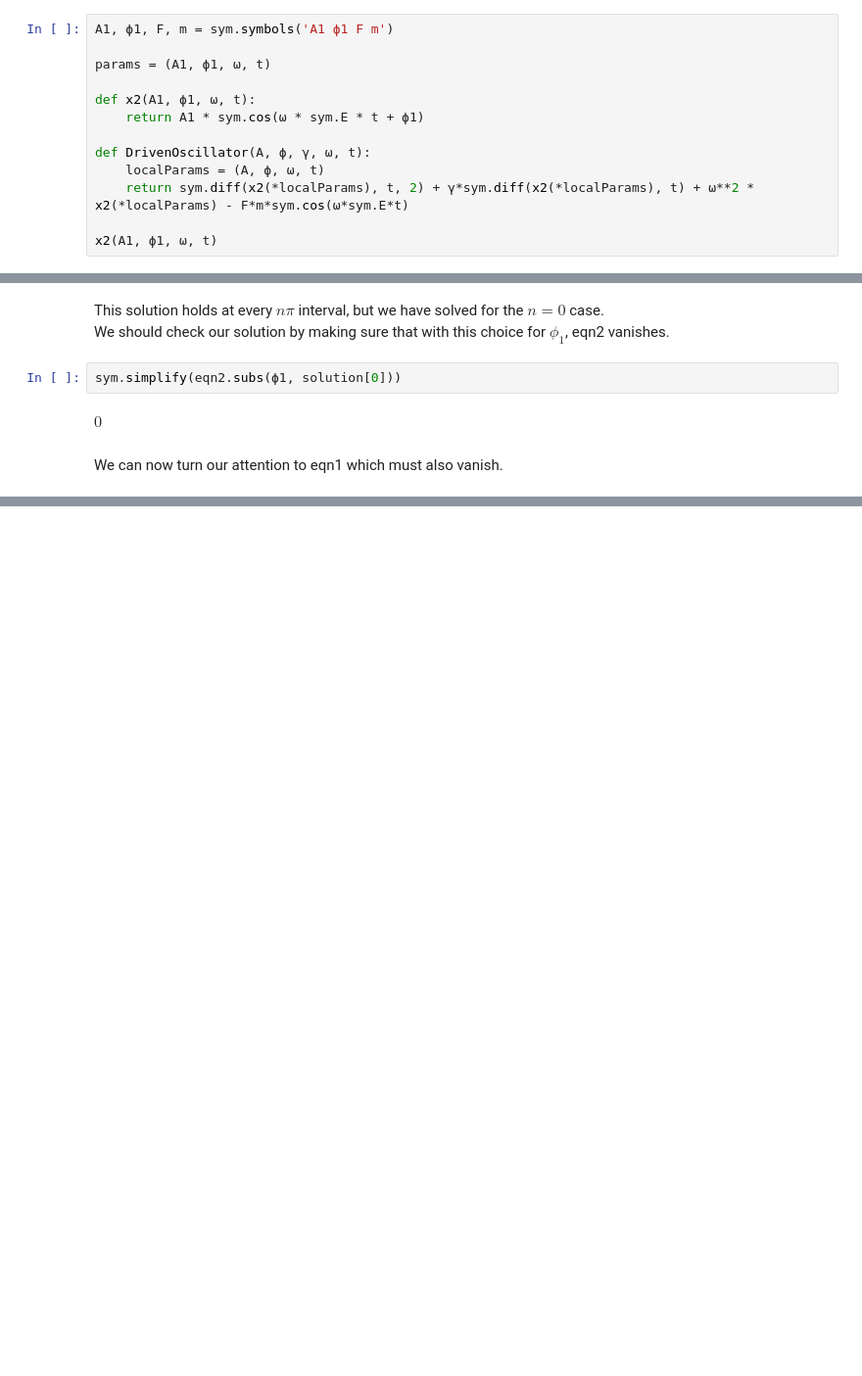
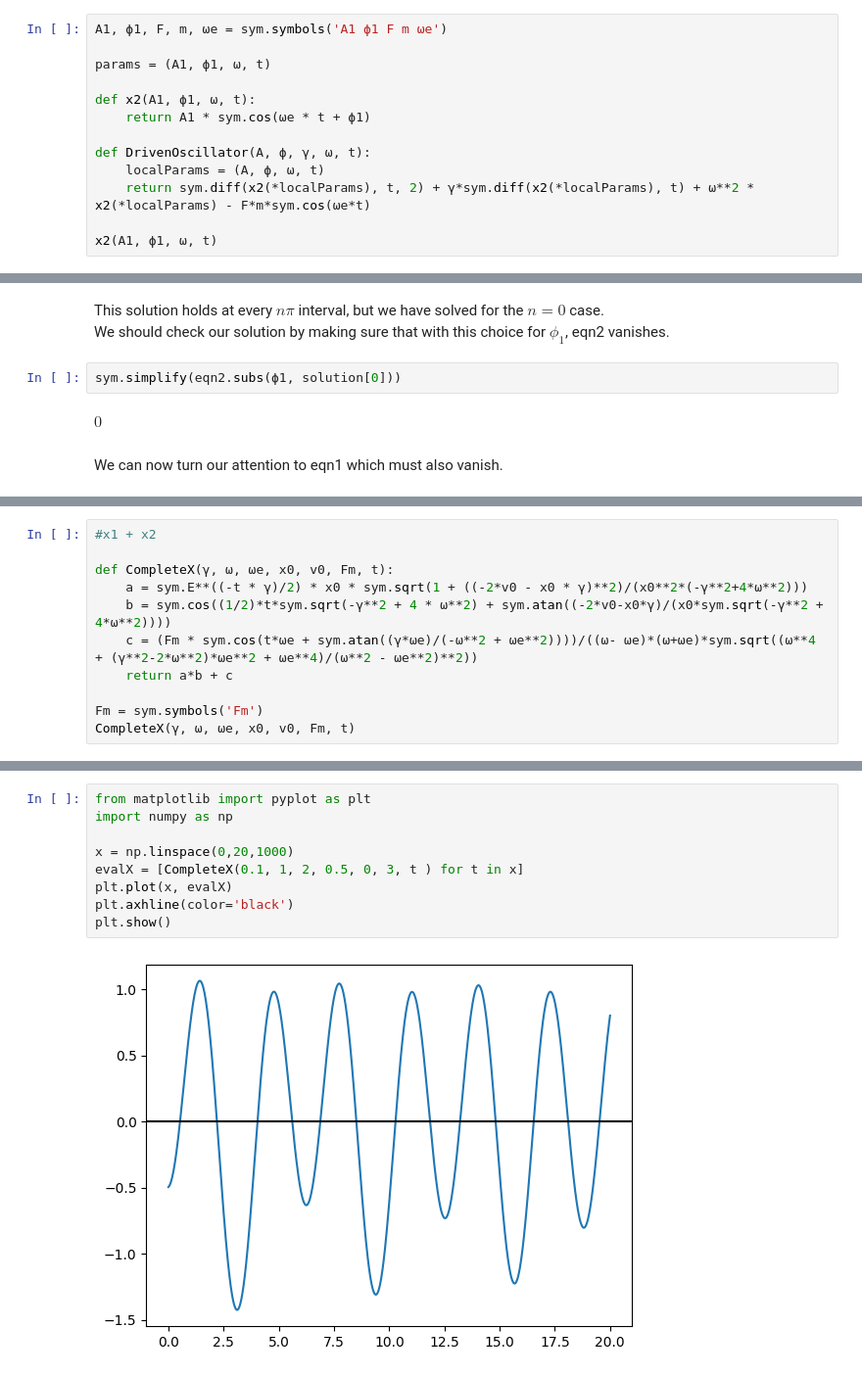
Before and after one commit to brinerk/LabsCapstone, a Jupyter notebook: Lab14/Lab14.ipynb, the cells around one changed output, grey strips where cells are left out. Shown at 98% size. Drawn from its saved outputs; the diff is of its cells as text; blank space fills up the shorter version.

```diff
--- a/Lab14/Lab14.ipynb
+++ b/Lab14/Lab14.ipynb
@@ -58,16 +61,16 @@ $x2 = A_1 \cos(\omega_e t + \phi_1)$
 <br>
 I have called the phase angle $\phi 1$ to make sure that we do not confuse it with the phase angle $\phi$. The general solution will then be $x=x1 + x2$. Translating our equation gives:
 # %%
-A1, ϕ1, F, m = sym.symbols('A1 ϕ1 F m')
+A1, ϕ1, F, m, ωe = sym.symbols('A1 ϕ1 F m ωe')
 
 params = (A1, ϕ1, ω, t)
 
 def x2(A1, ϕ1, ω, t):
-    return A1 * sym.cos(ω * sym.E * t + ϕ1)
+    return A1 * sym.cos(ωe * t + ϕ1)
 
 def DrivenOscillator(A, ϕ, γ, ω, t):
     localParams = (A, ϕ, ω, t)
-    return sym.diff(x2(*localParams), t, 2) + γ*sym.diff(x2(*localParams), t) + ω**2 * x2(*localParams) - F*m*sym.cos(ω*sym.E*t)
+    return sym.diff(x2(*localParams), t, 2) + γ*sym.diff(x2(*localParams), t) + ω**2 * x2(*localParams) - F*m*sym.cos(ωe*t)
 
 x2(A1, ϕ1, ω, t)
 # %% [output]
@@ -148,0 +169,11 @@ $\displaystyle \frac{F m \left(- e γ \sin{\left(e t ω - \operatorname{atan}{\l
+# %%
+#x1 + x2
+
+def CompleteX(γ, ω, ωe, x0, v0, Fm, t):
+    a = sym.E**((-t * γ)/2) * x0 * sym.sqrt(1 + ((-2*v0 - x0 * γ)**2)/(x0**2*(-γ**2+4*ω**2)))
+    b = sym.cos((1/2)*t*sym.sqrt(-γ**2 + 4 * ω**2) + sym.atan((-2*v0-x0*γ)/(x0*sym.sqrt(-γ**2 + 4*ω**2))))
+    c = (Fm * sym.cos(t*ωe + sym.atan((γ*ωe)/(-ω**2 + ωe**2))))/((ω- ωe)*(ω+ωe)*sym.sqrt((ω**4 + (γ**2-2*ω**2)*ωe**2 + ωe**4)/(ω**2 - ωe**2)**2))
+    return a*b + c
+
+Fm = sym.symbols('Fm')
+CompleteX(γ, ω, ωe, x0, v0, Fm, t)
@@ -148,0 +185,11 @@ $\displaystyle \frac{F m \left(- e γ \sin{\left(e t ω - \operatorname{atan}{\l
+# %%
+from matplotlib import pyplot as plt
+import numpy as np
+
+x = np.linspace(0,20,1000)
+evalX = [CompleteX(0.1, 1, 2, 0.5, 0, 3, t ) for t in x]
+plt.plot(x, evalX)
+plt.axhline(color='black')
+plt.show()
+# %% [output]
+[figure, added]
```
Also changed, not shown: parts of 50 cells of this notebook.
